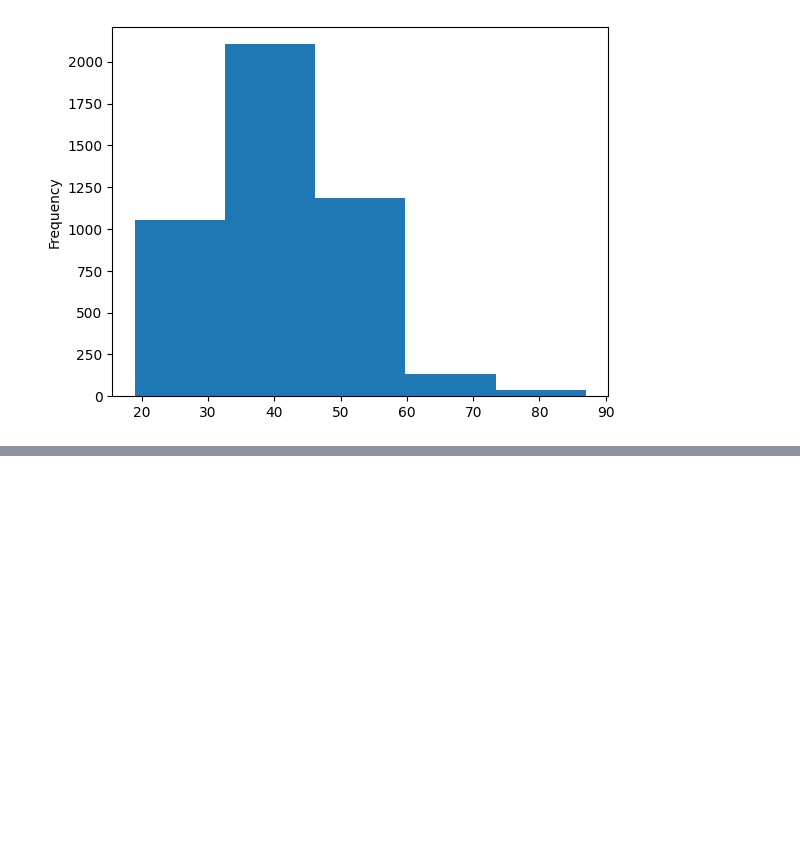
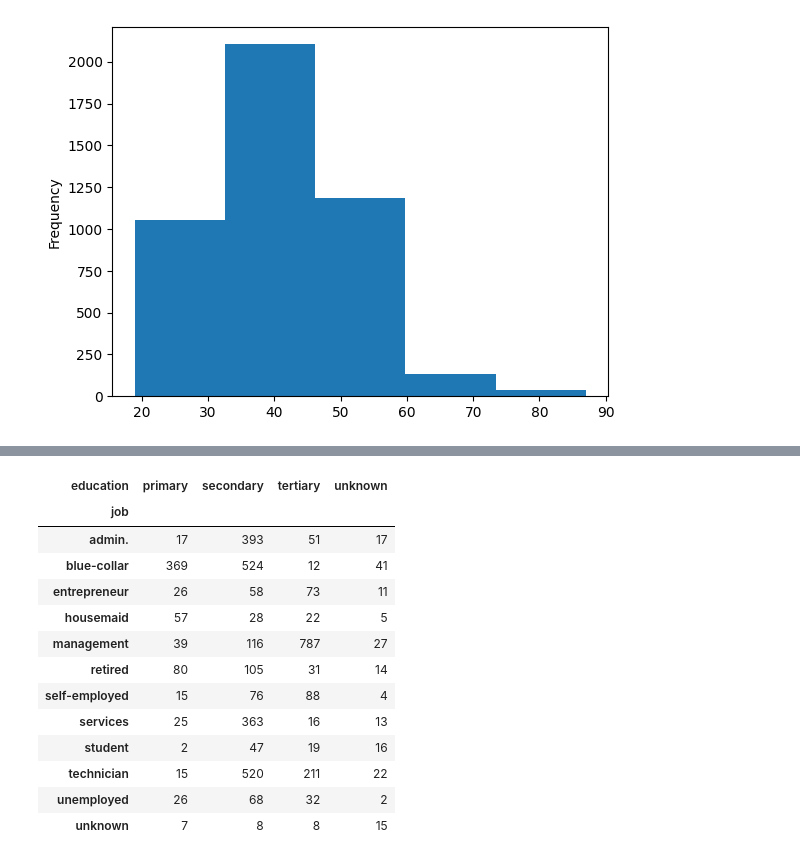
Before and after one commit to crixtiam/python-begginers, a Jupyter notebook: json-database/analisis_datos_pd.ipynb, the cells around one changed output, grey strips where cells are left out. Cells and saved outputs as stored; diff of their text form; code cells hidden in the pictures; blank space fills up the shorter version.

```diff
--- a/json-database/analisis_datos_pd.ipynb
+++ b/json-database/analisis_datos_pd.ipynb
@@ -522,0 +552,18 @@ bank_data['age'].plot(kind='hist', bins=5)
+# %%
+agrupacion_trabajos = bank_data.groupby(['job','education']).size().unstack(fill_value=0)
+agrupacion_trabajos.tail(20)
+# %% [output]
+| education | primary | secondary | tertiary | unknown |
+| job |  |  |  |  |
+| admin. | 17 | 393 | 51 | 17 |
+| blue-collar | 369 | 524 | 12 | 41 |
+| entrepreneur | 26 | 58 | 73 | 11 |
+| housemaid | 57 | 28 | 22 | 5 |
+| management | 39 | 116 | 787 | 27 |
+| retired | 80 | 105 | 31 | 14 |
+| self-employed | 15 | 76 | 88 | 4 |
+| services | 25 | 363 | 16 | 13 |
+| student | 2 | 47 | 19 | 16 |
+| technician | 15 | 520 | 211 | 22 |
+| unemployed | 26 | 68 | 32 | 2 |
+| unknown | 7 | 8 | 8 | 15 |
```
Also changed, not shown: parts of 21 cells of this notebook, 1 other file.
